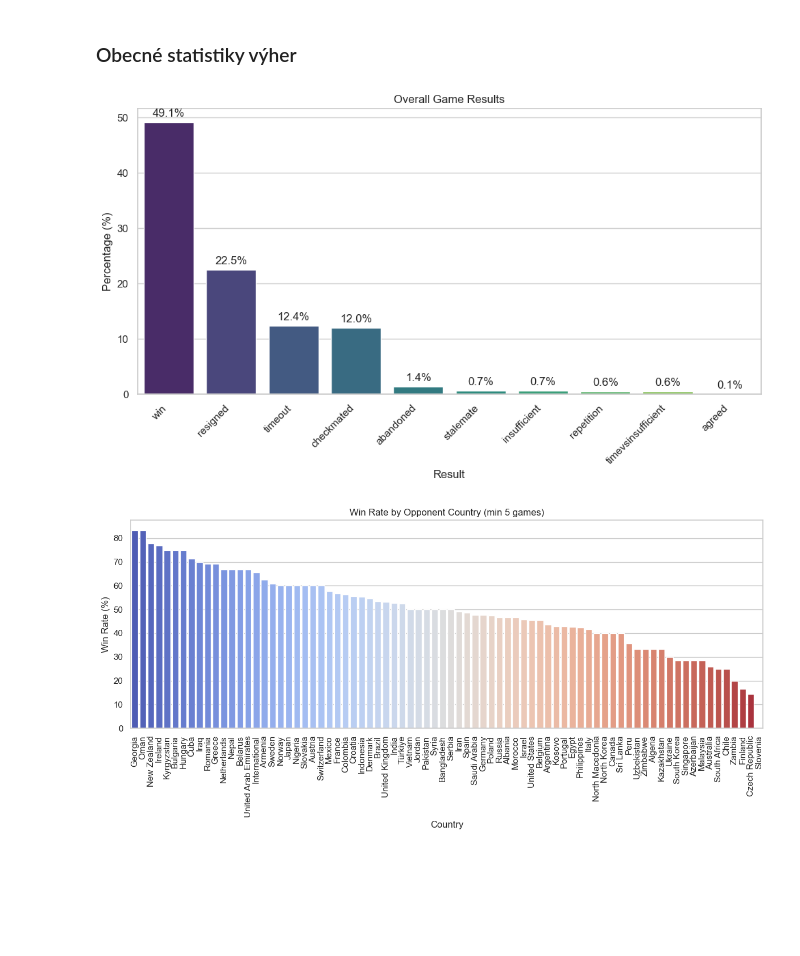
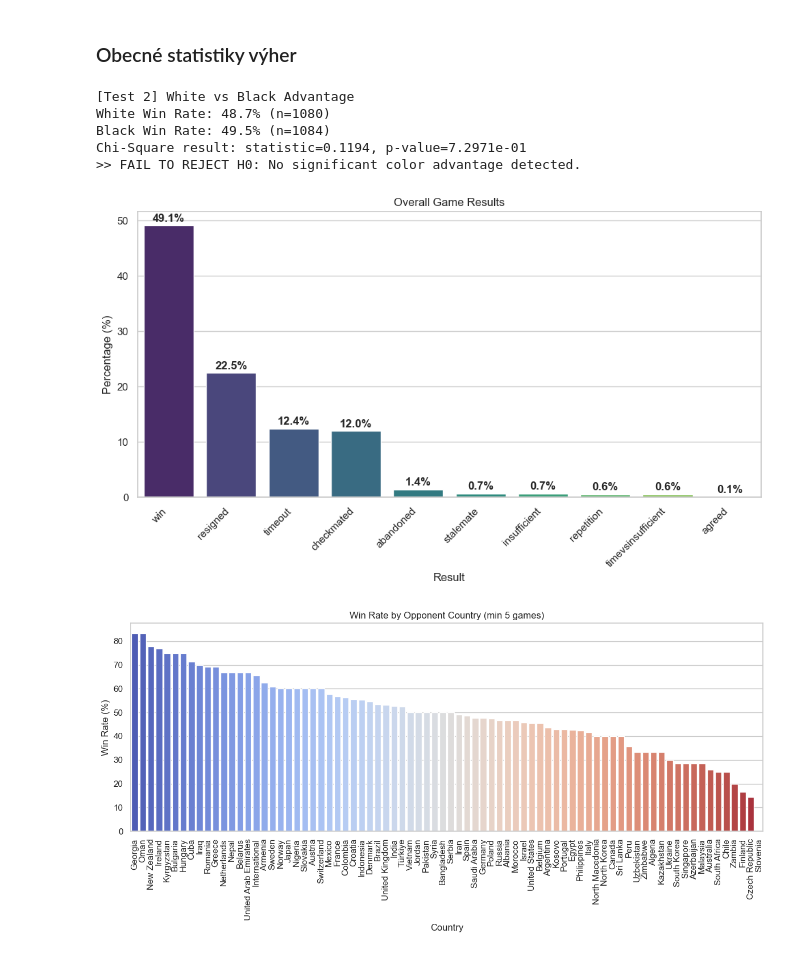
Before and after one commit to havlikviktor/DMB2_semestralni_prace, a Jupyter notebook: main_notebook.ipynb, the cells around one changed output. Saved outputs shown, nothing was run; the diff lists cells and outputs as text; code cells hidden in the pictures; blank space fills up the shorter version.

Commit message:
string sides, Statistical hypothesis tests

```diff
--- a/main_notebook.ipynb
+++ b/main_notebook.ipynb
@@ -107,9 +107,15 @@ Loaded 2164 games and 133677 moves.
 ### Obecné statistiky výher
 # %%
 if not df_games.empty:
+    data_analysis.test_color_advantage(df_games)
     data_analysis.plot_winrate_overall(df_games)
 # %% [output]
+[Test 2] White vs Black Advantage
+White Win Rate: 48.7% (n=1080)
+Black Win Rate: 49.5% (n=1084)
+Chi-Square result: statistic=0.1194, p-value=7.2971e-01
+>> FAIL TO REJECT H0: No significant color advantage detected.
-[figure, old version]
+[figure, new version]
 # %%
 if not df_games.empty:
     data_analysis.plot_country_winrate(df_games)
```
Also changed, not shown: parts of 8 cells of this notebook, 1 other file.
